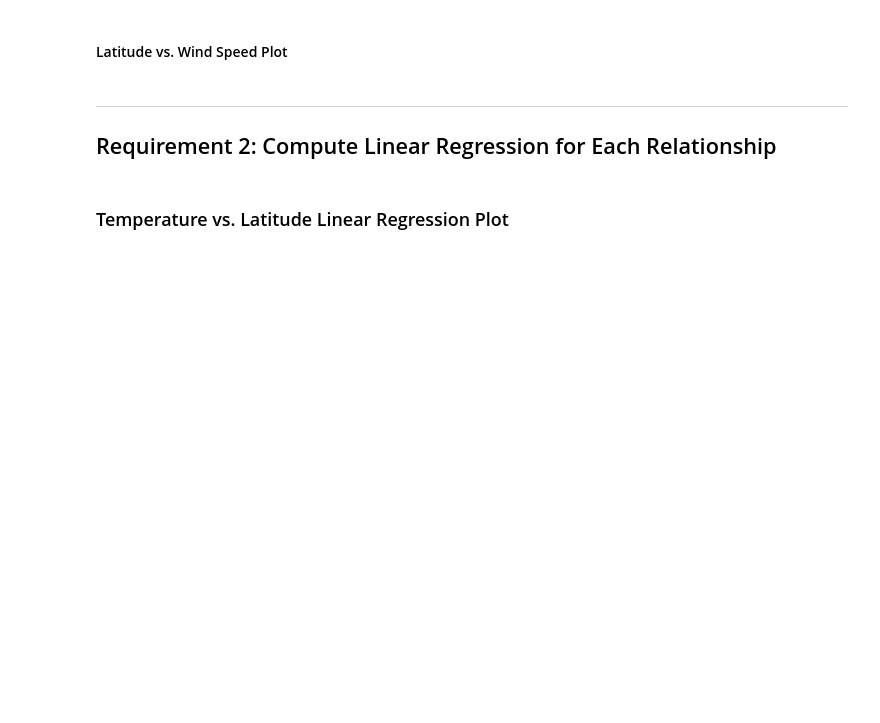
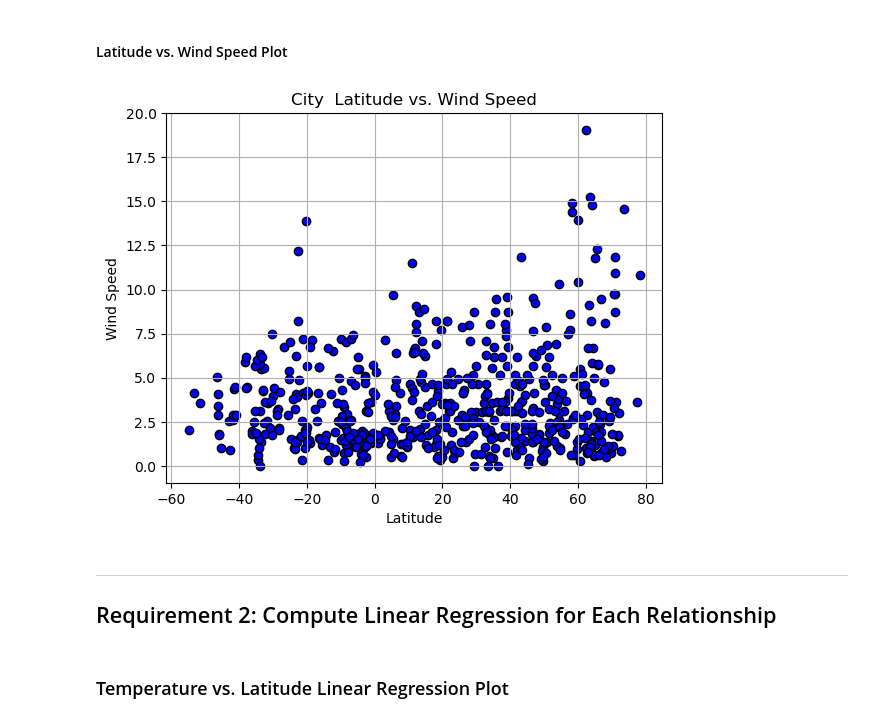
Before and after one commit to samipete/WeatherPy-VacationPy, a Jupyter notebook: Weather_VacationPy/WeatherPy.ipynb, the cells around one changed output. Saved outputs shown, nothing was run; the diff lists cells and outputs as text; code cells hidden in the pictures; blank space fills up the shorter version.

```diff
--- a/Weather_VacationPy/WeatherPy.ipynb
+++ b/Weather_VacationPy/WeatherPy.ipynb
@@ -192,16 +260,24 @@ plt.show()
 #### Latitude vs. Wind Speed Plot
 # %%
 # Build the scatter plots for latitude vs. wind speed
-# YOUR CODE HERE
+x_values = city_data_df['Lat']
+y_values = city_data_df['Wind Speed']
+plt.scatter(x_values,y_values, color='blue', edgecolor='black')
+plt.xlabel('Latitude')
+plt.ylabel('Wind Speed')
+plt.title('City  Latitude vs. Wind Speed')
+
 
 # Incorporate the other graph properties
-# YOUR CODE HERE
+plt.grid()
 
 # Save the figure
-plt.savefig("output_data/Fig4.png")
+plt.savefig("../output_data/Fig4.png")
 
 # Show plot
 plt.show()
+# %% [output]
+[figure, added]
 # %% [markdown]
 ---
 
```
Also changed, not shown: parts of 10 cells of this notebook, 6 other files.
